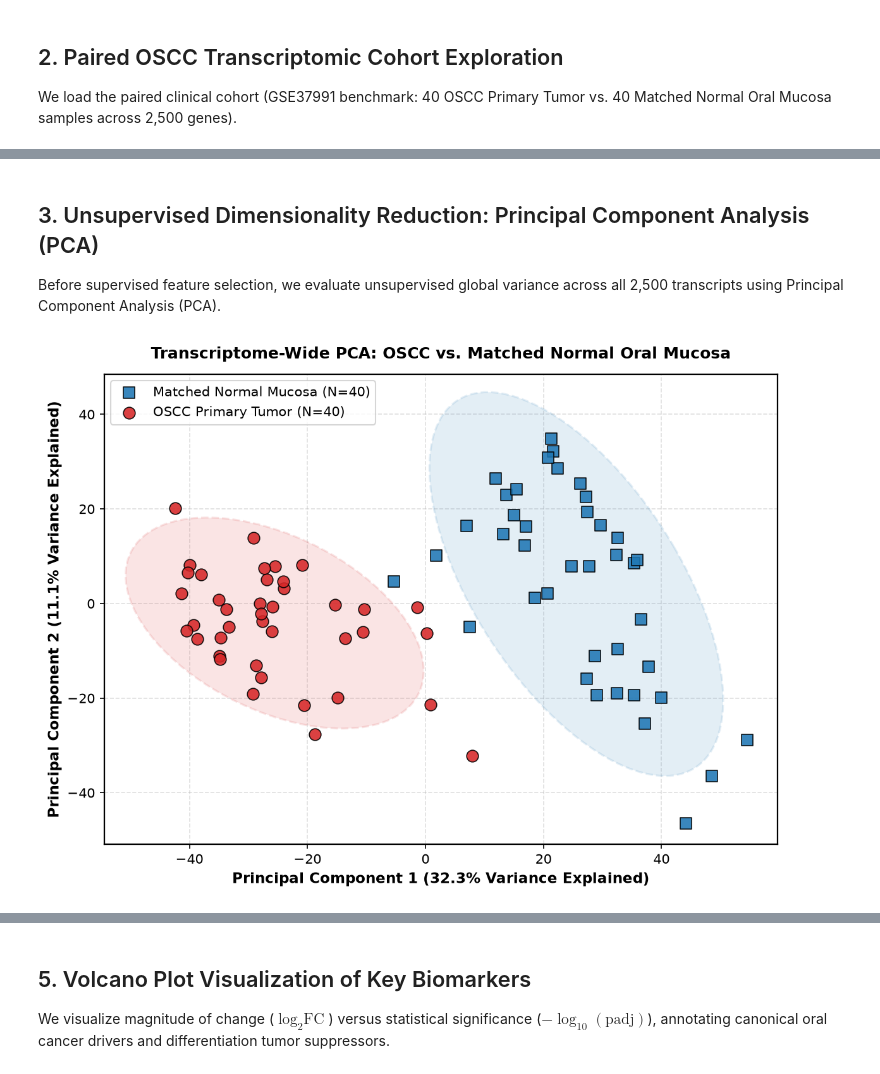
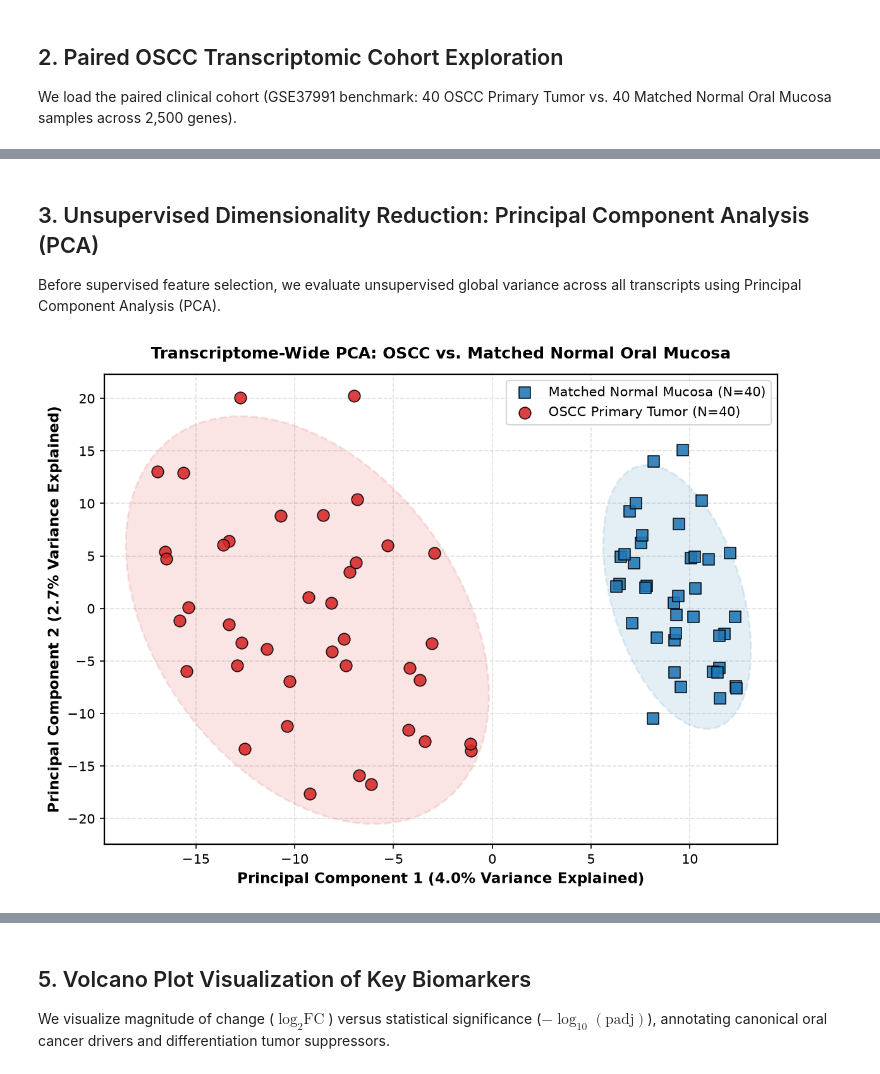
Before and after one commit to Abdulrahman-MK/oral-cancer-genomics-ml, a Jupyter notebook: notebooks/OSCC_Biomarker_Discovery_Tutorial.ipynb, the cells around one changed output, grey strips where cells are left out. Cells and saved outputs as stored; diff of their text form; code cells hidden in the pictures.

```diff
--- a/notebooks/OSCC_Biomarker_Discovery_Tutorial.ipynb
+++ b/notebooks/OSCC_Biomarker_Discovery_Tutorial.ipynb
@@ -82,6 +86,6 @@ Name: count, dtype: int64
 # %% [markdown]
 ## 3. Unsupervised Dimensionality Reduction: Principal Component Analysis (PCA)
-Before supervised feature selection, we evaluate unsupervised global variance across all 2,500 transcripts using Principal Component Analysis (PCA).
+Before supervised feature selection, we evaluate unsupervised global variance across all transcripts using Principal Component Analysis (PCA).
 # %%
 # Standardize across transcripts (Samples x Genes)
 X = expr_df.T.values
@@ -95,38 +99,38 @@ var_exp = pca.explained_variance_ratio_ * 100
 pca_df = pd.DataFrame({
     'PC1': pca_coords[:, 0],
     'PC2': pca_coords[:, 1],
-    'Sample_Type': meta_df['sample_type'].values
-}, index=meta_df.index)
+    'Sample_Type': meta_df.loc[expr_df.columns, 'sample_type'].values
+}, index=expr_df.columns)
 
 fig, ax = plt.subplots(figsize=(8, 6), dpi=150)
 colors = {'OSCC_Tumor': '#D62728', 'Matched_Normal': '#1F77B4'}
 markers = {'OSCC_Tumor': 'o', 'Matched_Normal': 's'}
 
 for stype, group in pca_df.groupby('Sample_Type'):
     label = "OSCC Primary Tumor (N=40)" if stype == "OSCC_Tumor" else "Matched Normal Mucosa (N=40)"
     ax.scatter(group['PC1'], group['PC2'], c=colors[stype], marker=markers[stype],
                s=80, alpha=0.88, edgecolors='k', linewidth=0.8, label=label, zorder=3)
 
 # 95% Confidence Ellipses
 for stype, color in colors.items():
     sub = pca_df[pca_df['Sample_Type'] == stype][['PC1', 'PC2']].values
     cov = np.cov(sub, rowvar=False)
     mean = np.mean(sub, axis=0)
     vals, vecs = np.linalg.eigh(cov)
     order = vals.argsort()[::-1]
     vals, vecs = vals[order], vecs[:, order]
     theta = np.degrees(np.arctan2(*vecs[:, 0][::-1]))
-    width, height = 2 * 2.0 * np.sqrt(vals)
+    width, height = 2 * 2.0 * np.sqrt(np.maximum(vals, 1e-8))
     ell = Ellipse(xy=mean, width=width, height=height, angle=theta,
                   facecolor=color, alpha=0.12, edgecolor=color, linestyle="--", linewidth=1.5, zorder=2)
     ax.add_patch(ell)
 
 ax.set_xlabel(f"Principal Component 1 ({var_exp[0]:.1f}% Variance Explained)", fontweight='bold')
 ax.set_ylabel(f"Principal Component 2 ({var_exp[1]:.1f}% Variance Explained)", fontweight='bold')
 ax.set_title("Transcriptome-Wide PCA: OSCC vs. Matched Normal Oral Mucosa", fontweight='bold', pad=12)
 ax.grid(True, linestyle="--", alpha=0.4, zorder=1)
 ax.legend(frameon=True, facecolor="white", edgecolor="#cccccc")
 plt.tight_layout()
 plt.show()
 # %% [output]
-[figure, old version]
+[figure, new version]
```
Also changed, not shown: parts of 15 cells of this notebook, 10 other files.
